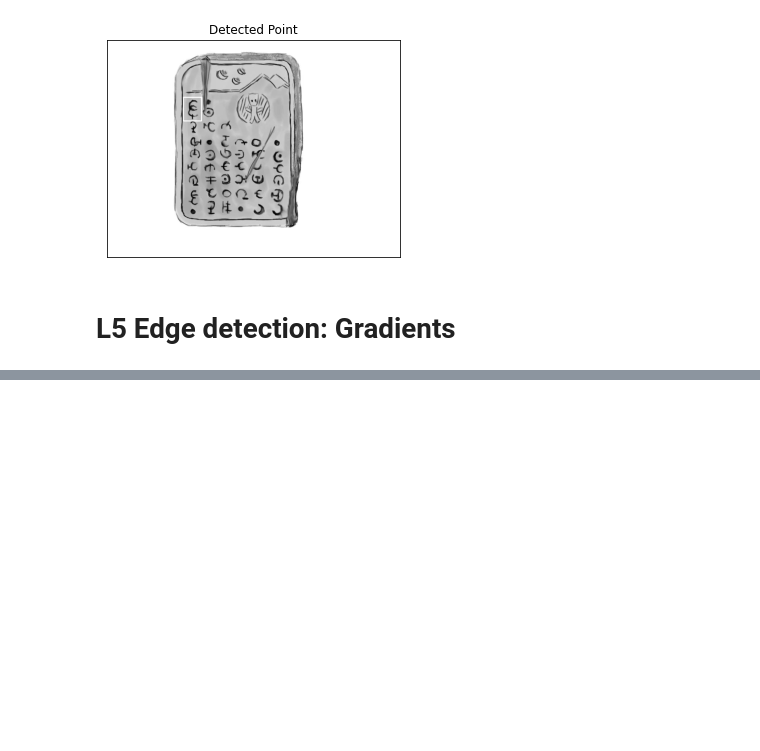
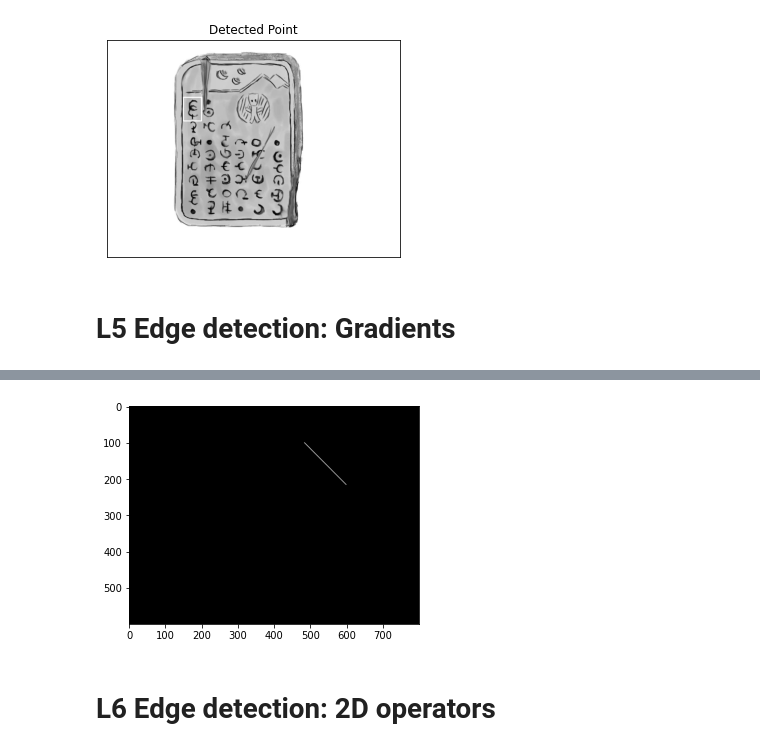
Before and after one commit to aten2001/CS6476-CV-1, a Jupyter notebook: 2A Linear image processing/In Class.ipynb, the cells around one changed output, grey strips where cells are left out. Saved outputs shown, nothing was run; the diff lists cells and outputs as text; code cells hidden in the pictures; blank space fills up the shorter version.

```diff
--- a/2A Linear image processing/In Class.ipynb
+++ b/2A Linear image processing/In Class.ipynb
@@ -232,0 +257,18 @@ axarr[1].title.set_text('Sobel Y gradients')
+# %%
+def select_gdir(magnitude, direction, mag_min, dir_low, dir_high):
+    h, w = magnitude.shape
+    image = np.zeros(magnitude.shape)
+    for i in range(h):
+      for j in range(w):
+          if direction[i,j] >= dir_low and direction[i,j] <= dir_high:
+            if magnitude[i,j] >= mag_min:
+              image[i,j] = magnitude[i,j]
+    return image
+# %%
+result = select_gdir(magnitude, np.degrees(direction), 1, -60, -30)
+plt.imshow(result, cmap='gray')
+plt.show()
+# %% [output]
+[figure, added]
+# %% [markdown]
+# L6 Edge detection: 2D operators
```
Also changed, not shown: parts of 15 cells of this notebook, 2 other files.
